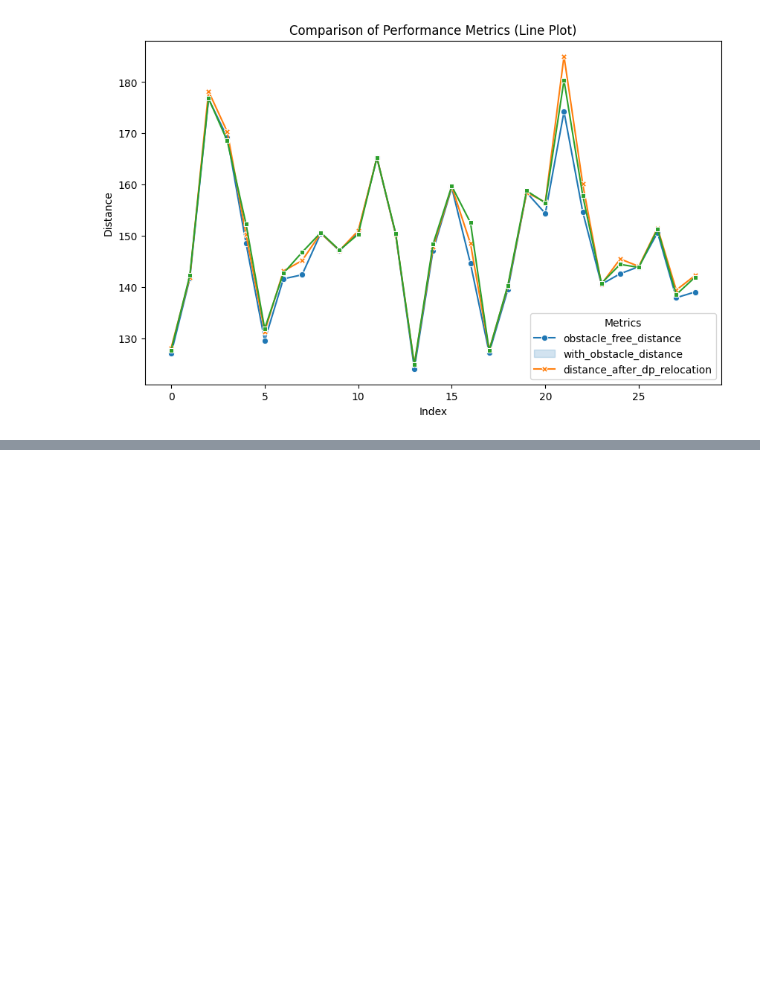
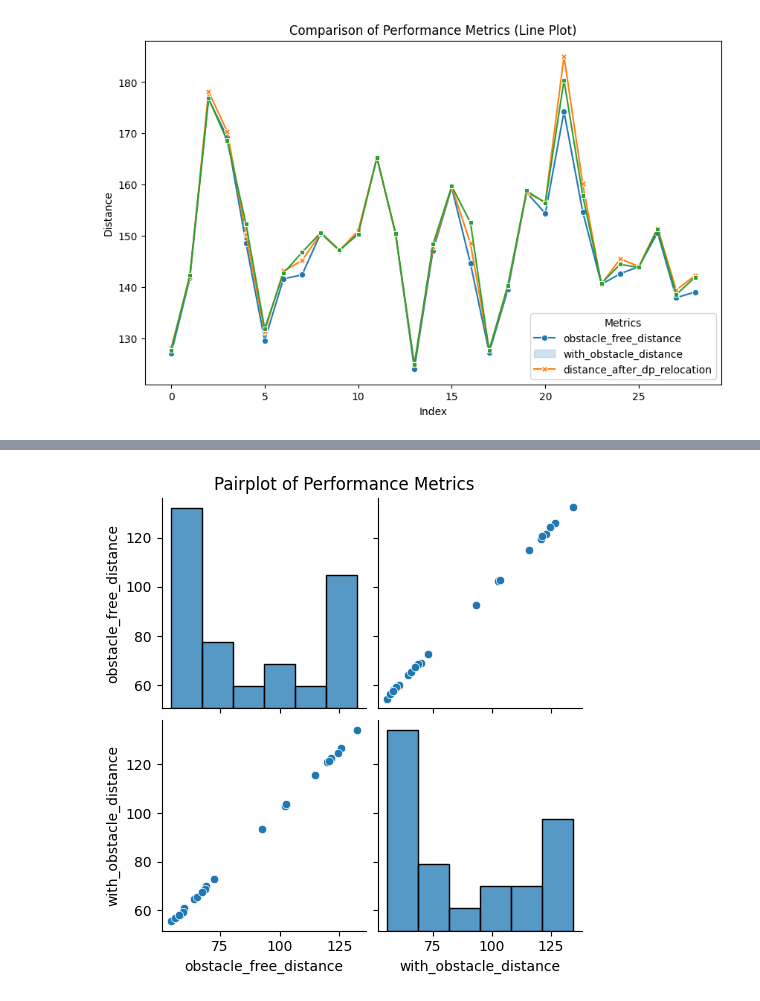
Before and after one commit to CR-Samrat/drone-based-delivary, a Jupyter notebook: euclidean_with_obstacle_performance_test.ipynb, the cells around one changed output, grey strips where cells are left out. Saved outputs shown, nothing was run; the diff lists cells and outputs as text; code cells hidden in the pictures; blank space fills up the shorter version.

```diff
--- a/euclidean_with_obstacle_performance_test.ipynb
+++ b/euclidean_with_obstacle_performance_test.ipynb
@@ -65,0 +109,7 @@ plt.show()
+# %%
+# Pairplot
+sns.pairplot(df_cap_k.iloc[:, -2:])
+plt.suptitle('Pairplot of Performance Metrics', y=1.02)
+plt.show()
+# %% [output]
+[figure, added]
```
Also changed, not shown: parts of 14 cells of this notebook, 2 other files.
